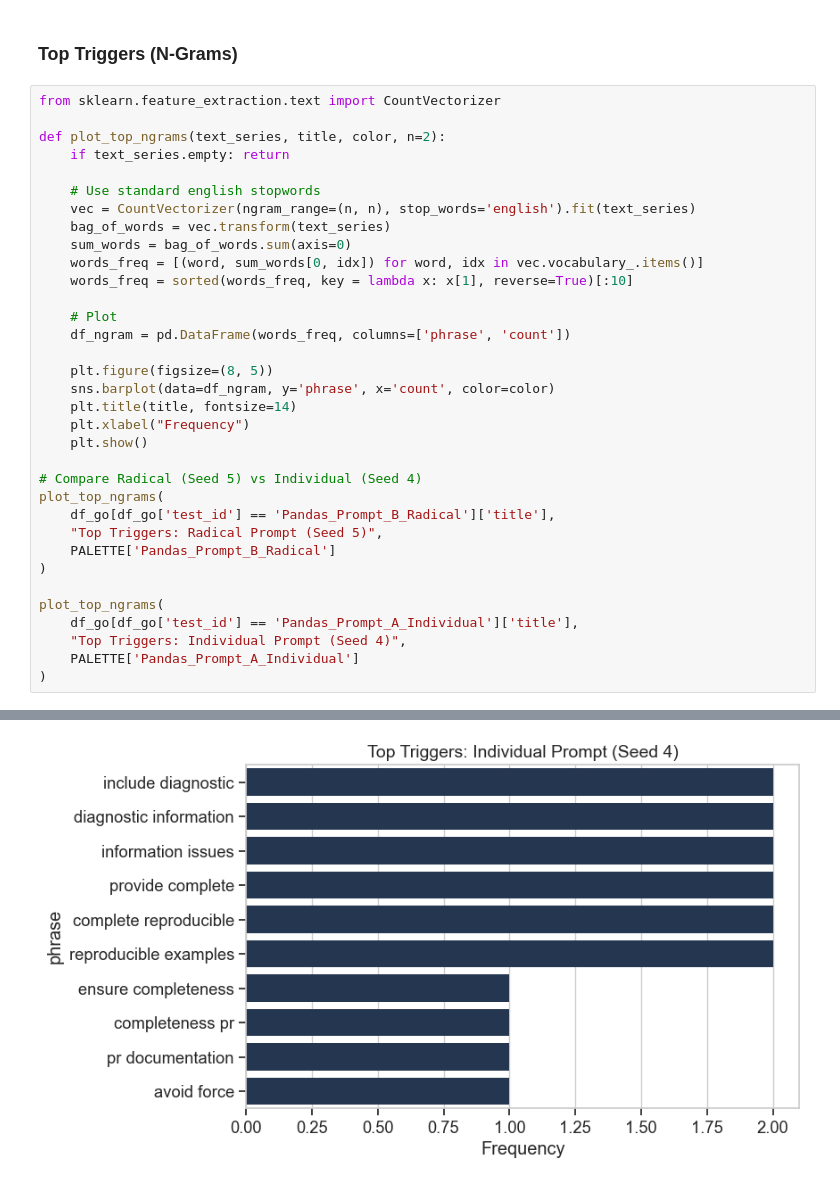
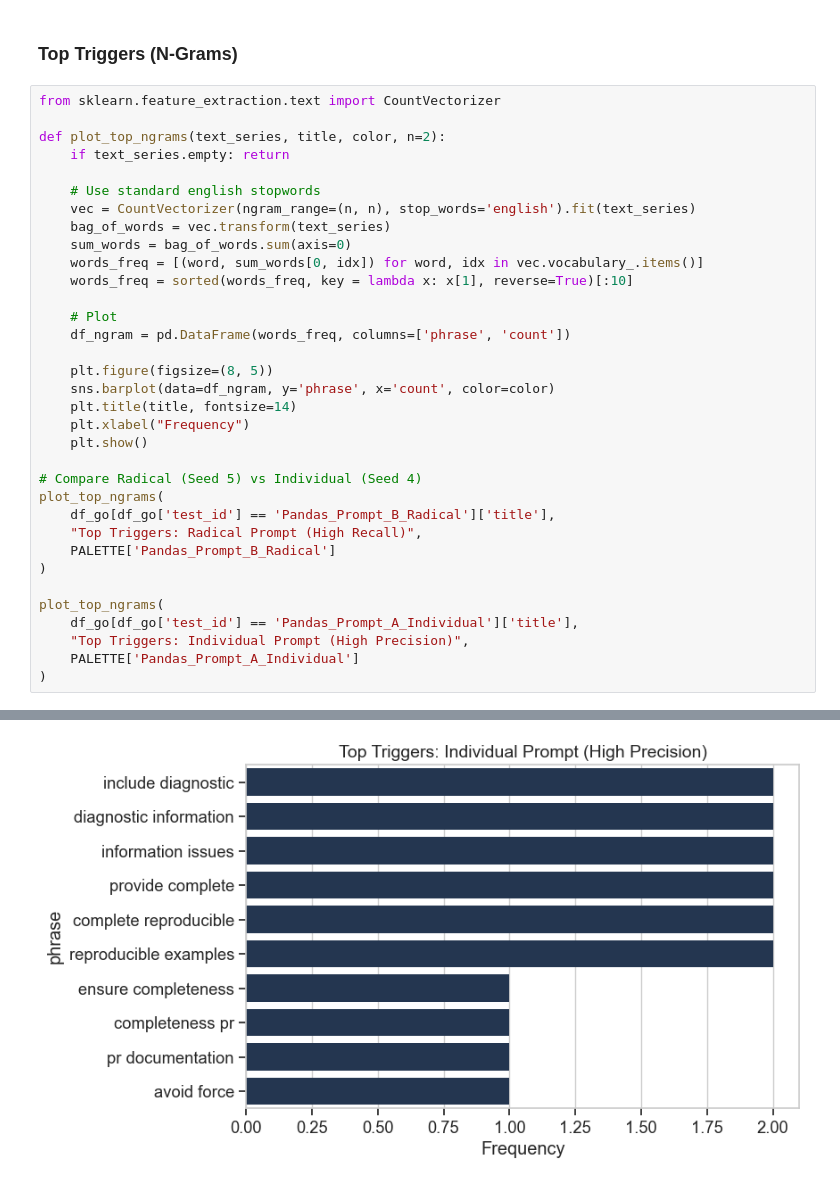
Before and after one commit to clarityloop/collabsense, a Jupyter notebook: dataset/initial visualizations created from data/visualizations.ipynb, the cells around one changed output, grey strips where cells are left out. Cells and saved outputs as stored; diff of their text form.

```diff
--- a/dataset/initial visualizations created from data/visualizations.ipynb
+++ b/dataset/initial visualizations created from data/visualizations.ipynb
@@ -345,13 +345,13 @@ def plot_top_ngrams(text_series, title, color, n=2):
 # Compare Radical (Seed 5) vs Individual (Seed 4)
 plot_top_ngrams(
     df_go[df_go['test_id'] == 'Pandas_Prompt_B_Radical']['title'],
-    "Top Triggers: Radical Prompt (Seed 5)",
+    "Top Triggers: Radical Prompt (High Recall)",
     PALETTE['Pandas_Prompt_B_Radical']
 )
 
 plot_top_ngrams(
     df_go[df_go['test_id'] == 'Pandas_Prompt_A_Individual']['title'],
-    "Top Triggers: Individual Prompt (Seed 4)",
+    "Top Triggers: Individual Prompt (High Precision)",
     PALETTE['Pandas_Prompt_A_Individual']
 )
 # %% [output]
@@ -359 +359 @@ plot_top_ngrams(
-[figure, old version]
+[figure, new version]
```
Also changed, not shown: parts of 9 cells of this notebook, 4 other files.
